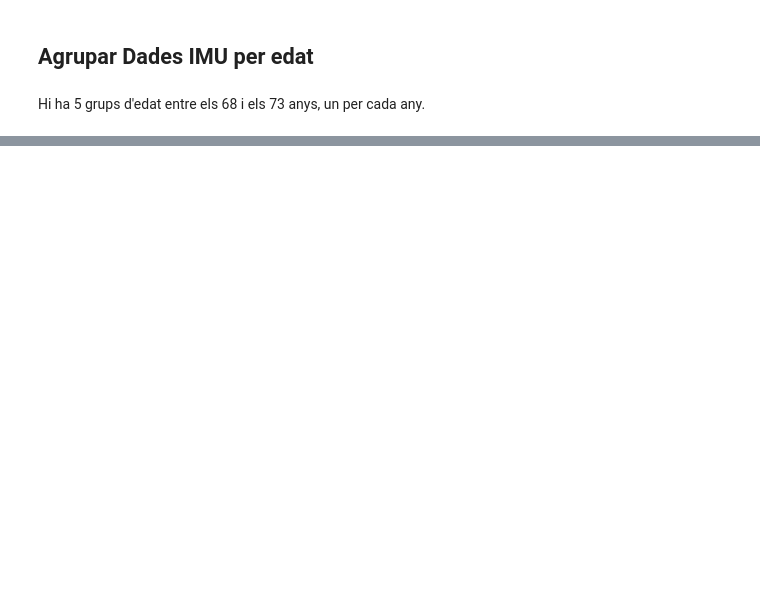
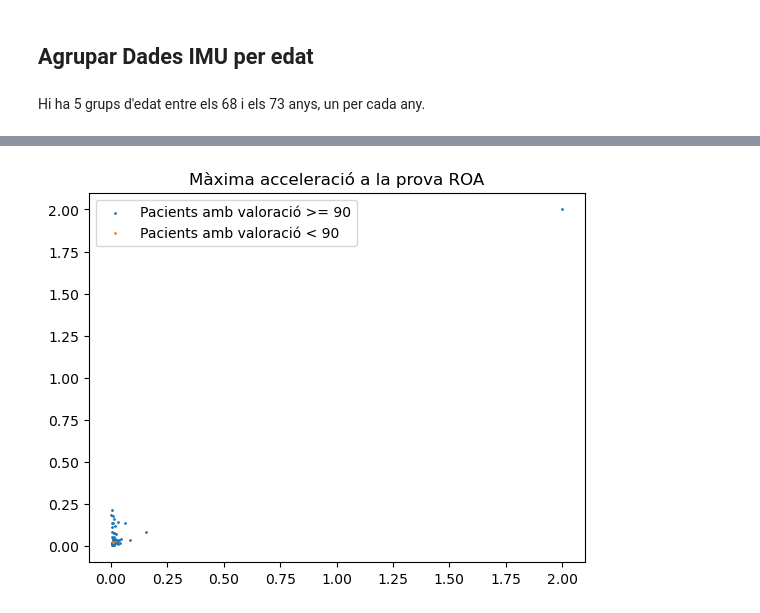
Before and after one commit to PauFuentesH/TFG_PauFuentes, a Jupyter notebook: IMU.ipynb, the cells around one changed output, grey strips where cells are left out. Drawn from its saved outputs; the diff is of its cells as text; code cells hidden in the pictures; blank space fills up the shorter version.

```diff
--- a/IMU.ipynb
+++ b/IMU.ipynb
@@ -553,0 +751,3 @@ KeyboardInterrupt:
+# %%
+dades_forca = pd.read_csv("C:/Users/Usuario/OneDrive/Escritorio/Universitat/TFG/dades_força_IMU.csv", dtype={'Forca_maxima_acc_x': float, 'Forca_maxima_acc_y': float, 'Forca_maxima_grav_x': float, 'Forca_maxima_grav_y': float, 'Puntuacio':float}).drop('Unnamed: 0', axis=1)
+dades_forca
@@ -553,0 +768,30 @@ KeyboardInterrupt:
+# %%
+dades_forca_ROA = dades_forca.loc[(dades_forca['Prova'] == 'ROA')]
+dades_forca_ROC = dades_forca.loc[(dades_forca['Prova'] == 'ROC')]
+dades_forca_RGA = dades_forca.loc[(dades_forca['Prova'] == 'RGA')]
+dades_forca_RGC = dades_forca.loc[(dades_forca['Prova'] == 'RGC')]
+# %%
+dades_forca_ROA_mal = dades_forca_ROA.loc[(dades_forca_ROA['Puntuacio'] < 90)]
+dades_forca_ROA_bo = dades_forca_ROA.loc[(dades_forca_ROA['Puntuacio']) >= 90]
+
+dades_forca_ROC_mal = dades_forca_ROC.loc[(dades_forca_ROC['Puntuacio'] < 90)]
+dades_forca_ROC_bo = dades_forca_ROC.loc[(dades_forca_ROC['Puntuacio']) >= 90]
+
+dades_forca_RGA_mal = dades_forca_RGA.loc[(dades_forca_RGA['Puntuacio'] < 90)]
+dades_forca_RGA_bo = dades_forca_RGA.loc[(dades_forca_RGA['Puntuacio']) >= 90]
+
+dades_forca_RGC_mal = dades_forca_RGC.loc[(dades_forca_RGC['Puntuacio'] < 80)]
+dades_forca_RGC_bo = dades_forca_RGC.loc[(dades_forca_RGC['Puntuacio']) >= 80]
+# %%
+fig = plt.figure()
+ax1 = fig.add_subplot(111)
+
+ax1.scatter(dades_forca_ROA_bo['Forca_maxima_acc_x'], dades_forca_ROA_bo['Forca_maxima_acc_y'], s = 1, label="Pacients amb valoració >= 90")
+ax1.scatter(dades_forca_ROA_mal['Forca_maxima_acc_x'], dades_forca_ROA_mal['Forca_maxima_acc_y'], s = 1, label="Pacients amb valoració < 90")
+ax1.set_title("Màxima acceleració a la prova ROA")
+plt.legend()
+
+
+plt.show()
+# %% [output]
+[figure, added]
```
Also changed, not shown: parts of 34 cells of this notebook, 1 other file.
